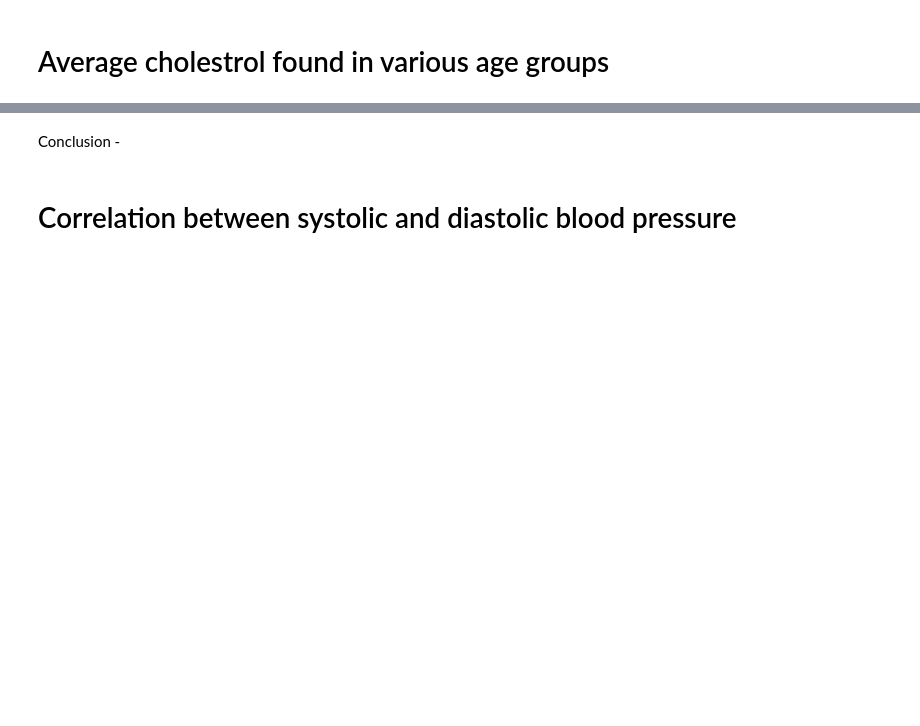
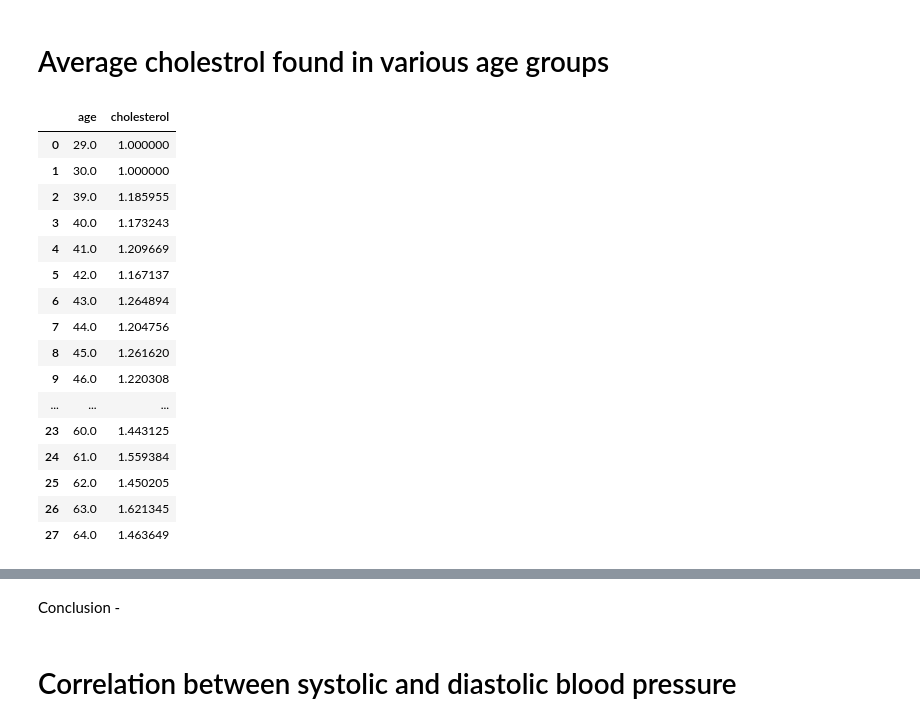
Before and after one commit to oof1718963/C193, a Jupyter notebook: C193_project-student.ipynb, the cells around one changed output, grey strips where cells are left out. Drawn from its saved outputs; the diff is of its cells as text; code cells hidden in the pictures; blank space fills up the shorter version.

```diff
--- a/C193_project-student.ipynb
+++ b/C193_project-student.ipynb
@@ -14,3 +35,24 @@ Plot a line graph to find the correlation between systolic and diastolic blood p
 # %%
 #Task 2
 #Group by age and find the average cholesterol and make a dataframe out of it
+group_by_age = df.groupby('age')['cholesterol'].mean().reset_index()
+
+group_by_age
+# %% [output]
+|  | age | cholesterol |
+| 0 | 29.0 | 1.000000 |
+| 1 | 30.0 | 1.000000 |
+| 2 | 39.0 | 1.185955 |
+| 3 | 40.0 | 1.173243 |
+| 4 | 41.0 | 1.209669 |
+| 5 | 42.0 | 1.167137 |
+| 6 | 43.0 | 1.264894 |
+| 7 | 44.0 | 1.204756 |
+| 8 | 45.0 | 1.261620 |
+| 9 | 46.0 | 1.220308 |
+| ... | ... | ... |
+| 23 | 60.0 | 1.443125 |
+| 24 | 61.0 | 1.559384 |
+| 25 | 62.0 | 1.450205 |
+| 26 | 63.0 | 1.621345 |
+| 27 | 64.0 | 1.463649 |
```
Also changed, not shown: parts of 8 cells of this notebook.
